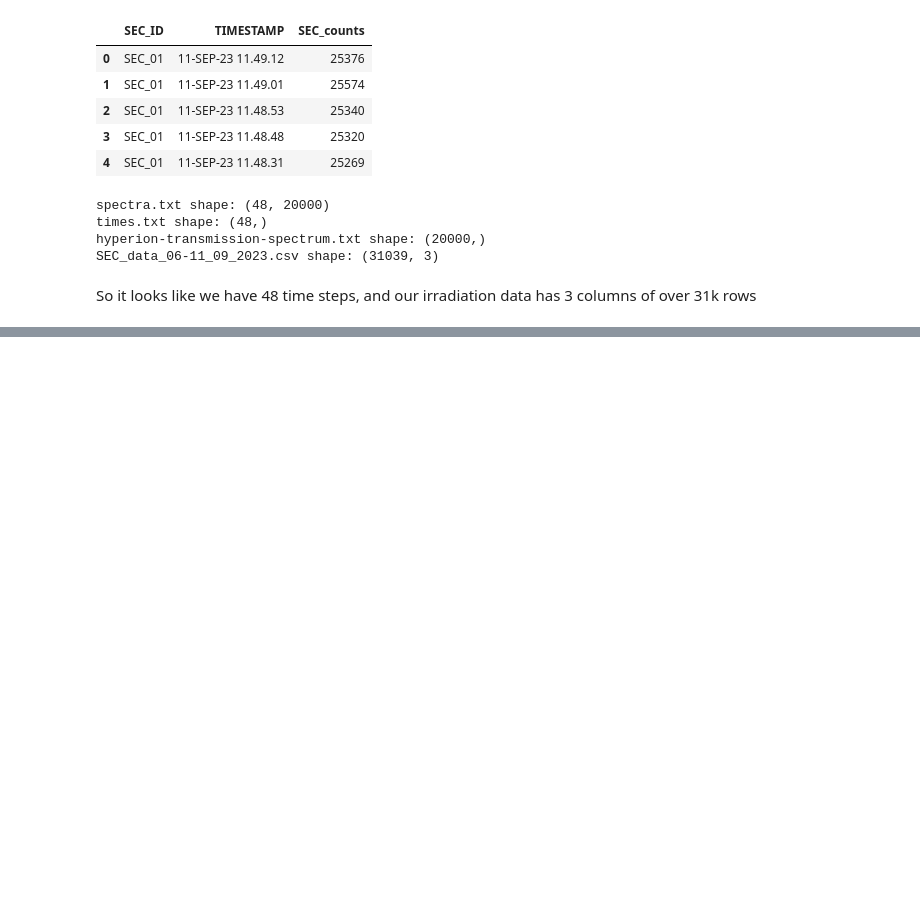
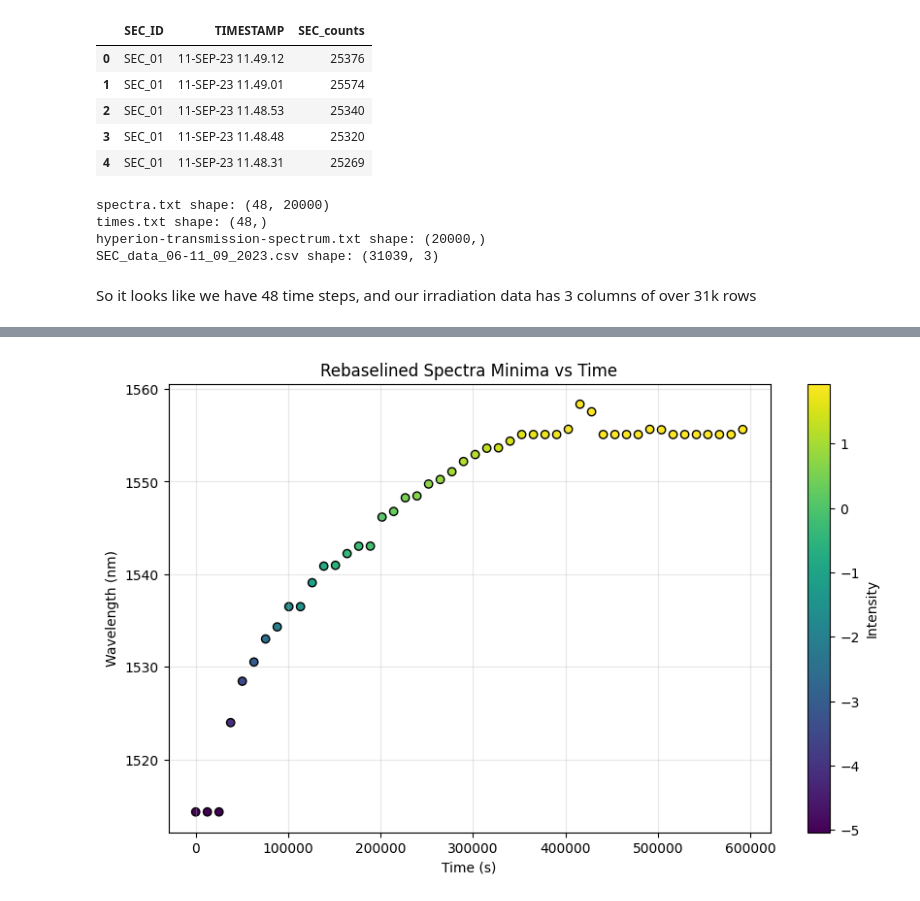
Before and after one commit to rsamconn/Fibre-optics-demo, a Jupyter notebook: fibre-demo.ipynb, the cells around one changed output, grey strips where cells are left out. Drawn from its saved outputs; the diff is of its cells as text; code cells hidden in the pictures; blank space fills up the shorter version.

```diff
--- a/fibre-demo.ipynb
+++ b/fibre-demo.ipynb
@@ -57,0 +141,17 @@ So it looks like we have 48 time steps, and our irradiation data has 3 columns o
+# %%
+# Plot the minima vs time
+def plot_minima_vs_time(minima, time_data, title="Spectra Minima vs Time"):
+    """Plot the minima of each spectrum against time"""
+    # wavelengths, intensities = zip(*minima)
+
+    plt.figure(figsize=(10, 6))
+    plt.scatter(time_data, minima[0], c=minima[1], cmap='viridis', edgecolor='k')
+    plt.colorbar(label='Intensity')
+    plt.xlabel('Time (s)')
+    plt.ylabel('Wavelength (nm)')
+    plt.title(title)
+    plt.grid(True, alpha=0.3)
+    plt.show()
+plot_minima_vs_time(rebaselined_minima, times, title="Rebaselined Spectra Minima vs Time")
+# %% [output]
+[figure, added]
```
Also changed, not shown: parts of 10 cells of this notebook.
